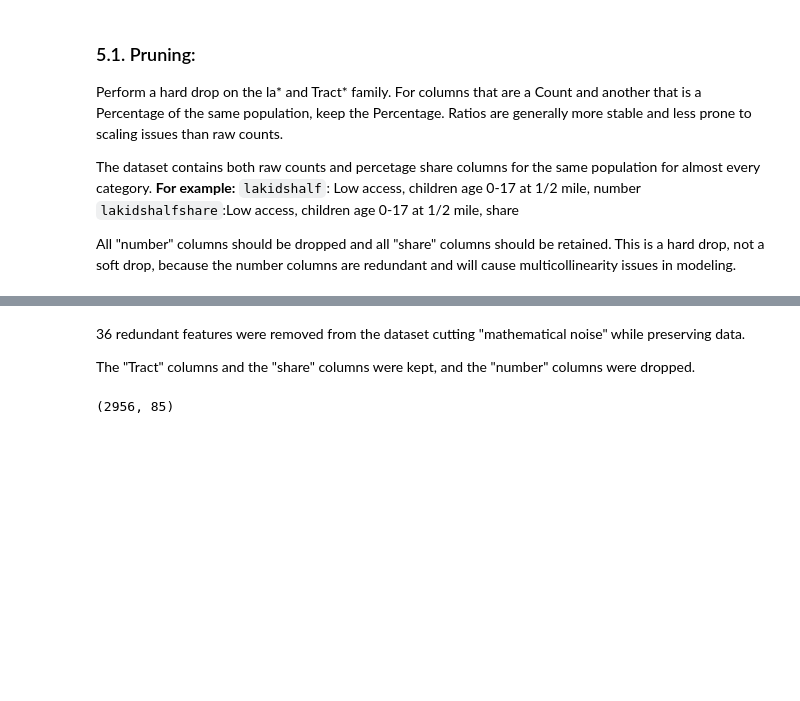
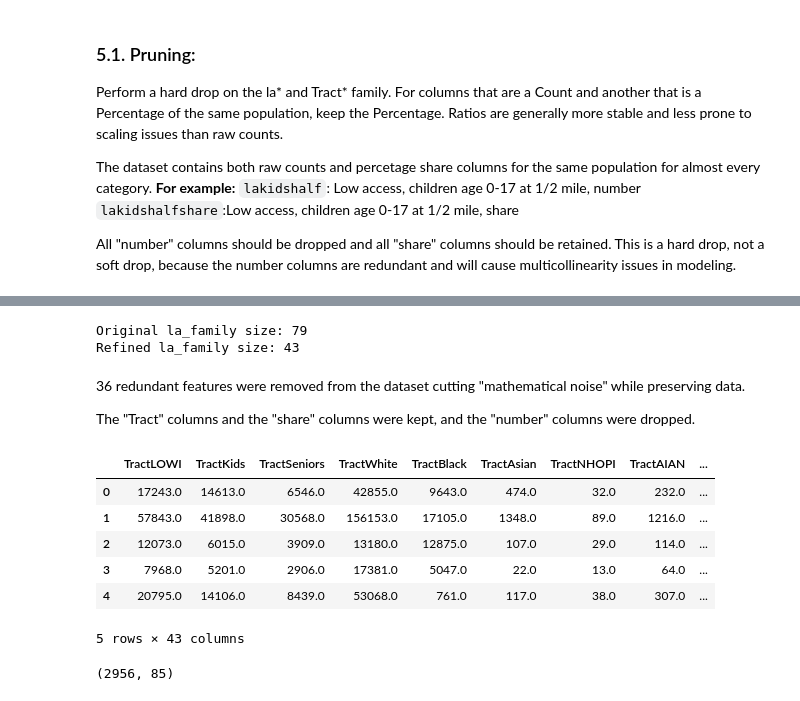
Before and after one commit to ngwalker93/ads599-capstone-hypertension-risk-atlas, a Jupyter notebook: notebooks/04_FeatureEngineering/01_feature_engineering.ipynb, the cells around one changed output, grey strips where cells are left out. Saved outputs shown, nothing was run; the diff lists cells and outputs as text; code cells hidden in the pictures; blank space fills up the shorter version.

Commit message:
updated section5 , added summary in 5.3
data block analysis for LA family updated interpretation

```diff
--- a/notebooks/04_FeatureEngineering/01_feature_engineering.ipynb
+++ b/notebooks/04_FeatureEngineering/01_feature_engineering.ipynb
@@ -94,0 +97,13 @@ Data Loss: dropping may reduce the sample size and potentially bias the analysis
+# %%
+pd.set_option("display.max_rows", None)
+
+missing_summary = (
+    pd.DataFrame({
+        "Missing Count": df.isna().sum(),
+        "% Missing": (df.isna().mean() * 100).round(2)
+    })
+    .query("`Missing Count` > 0")
+    .sort_values("Missing Count", ascending=False)
+)
+
+print(missing_summary)
@@ -190,7 +312,41 @@ Refined la_family size: 43
+# %%
+# Define "keep" criteria
+# Keep if it contains 'share' OR if it is a 'Tract' column (since these are counts
+# but are distinct from the 'la' counts), AND explicitly NOT a 'number' type.
+# Note: Since column names contain 'number' as a suffix or indicator,
+# we exclude them.
+la_family_refined = [
+    col for col in la_family
+    if ('share' in col or 'Tract' in col)
+    and 'number' not in col.lower()
+]
+
+# Get list of columns to drop based on the refined criteria
+la_cols_to_drop = [col for col in la_family if col not in la_family_refined]
+
+# Perform the drop on the main dataframe
+df = df.drop(columns=la_cols_to_drop)
+
+# Verify the drop
+print(f"Original la_family size: {len(la_family)}")
+print(f"Refined la_family size: {len(la_family_refined)}")
+# %% [output]
+Original la_family size: 79
+Refined la_family size: 43
 # %% [markdown]
 36 redundant features were removed from the dataset cutting "mathematical noise" while preserving data.
 
 The "Tract" columns and the "share" columns were kept, and the "number" columns were dropped.
+# %%
+df[la_family_refined].head()
+# %% [output]
+|  | TractLOWI | TractKids | TractSeniors | TractWhite | TractBlack | TractAsian | TractNHOPI | TractAIAN | ... |
+| 0 | 17243.0 | 14613.0 | 6546.0 | 42855.0 | 9643.0 | 474.0 | 32.0 | 232.0 | ... |
+| 1 | 57843.0 | 41898.0 | 30568.0 | 156153.0 | 17105.0 | 1348.0 | 89.0 | 1216.0 | ... |
+| 2 | 12073.0 | 6015.0 | 3909.0 | 13180.0 | 12875.0 | 107.0 | 29.0 | 114.0 | ... |
+| 3 | 7968.0 | 5201.0 | 2906.0 | 17381.0 | 5047.0 | 22.0 | 13.0 | 64.0 | ... |
+| 4 | 20795.0 | 14106.0 | 8439.0 | 53068.0 | 761.0 | 117.0 | 38.0 | 307.0 | ... |
+5 rows × 43 columns
 # %%
 df.shape
 # %% [output]
```
Also changed, not shown: parts of 21 cells of this notebook.
